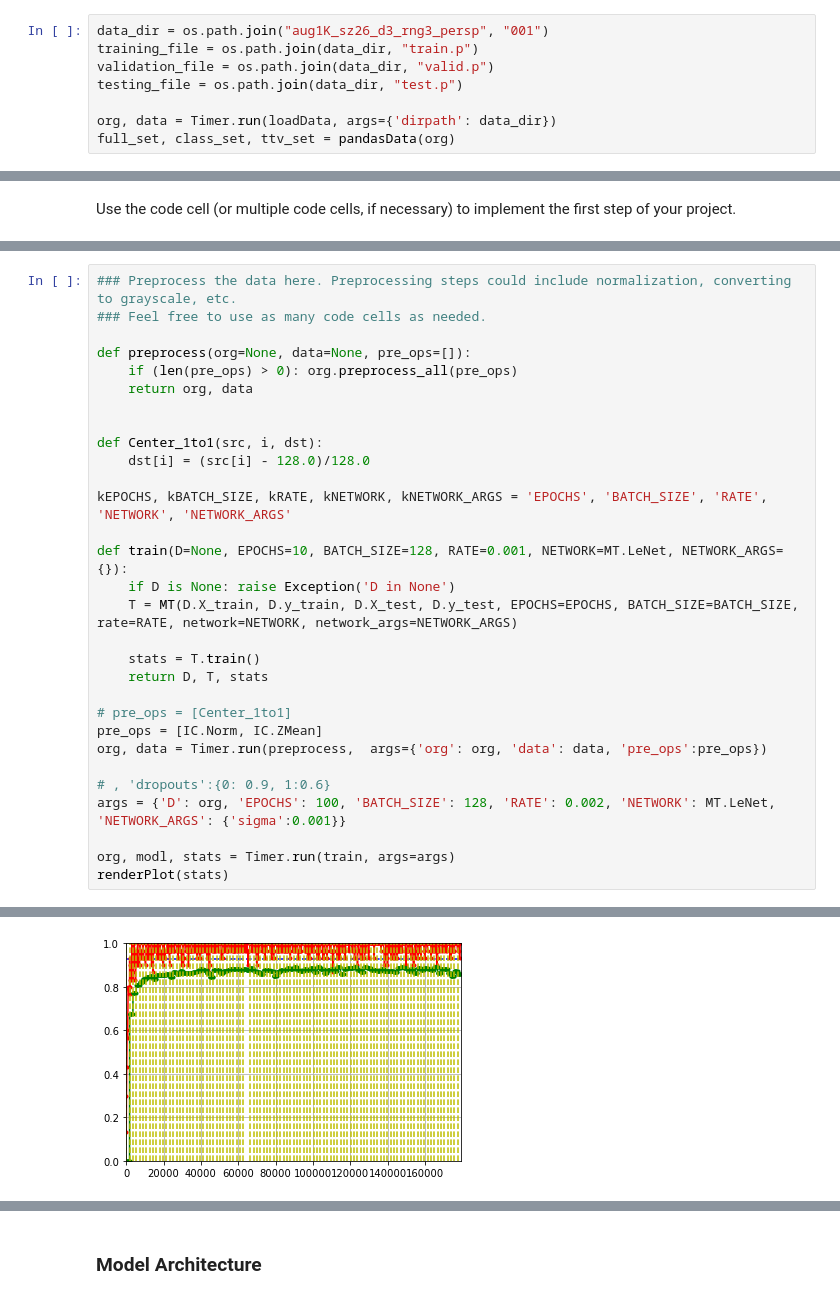
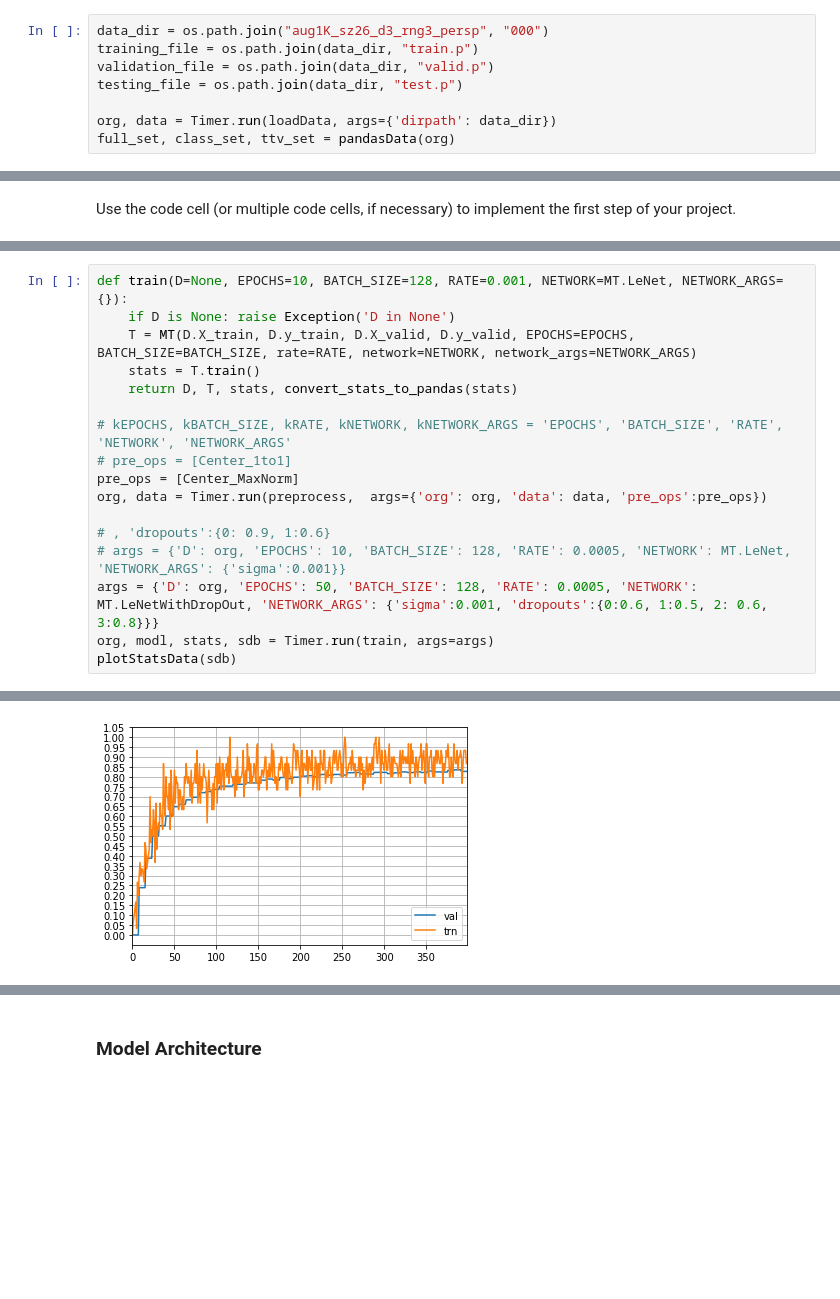
Before and after one commit to jabeerahmed/CarND-LeNet-Lab, a Jupyter notebook: Traffic_Sign_Classifier.ipynb, the cells around one changed output, grey strips where cells are left out. Saved outputs shown, nothing was run; the diff lists cells and outputs as text; blank space fills up the shorter version.

```diff
--- a/Traffic_Sign_Classifier.ipynb
+++ b/Traffic_Sign_Classifier.ipynb
@@ -126,7 +127,7 @@ def pandasData(org, isOrginialSet=False):
 ---
 ## Step 0: Load The Data
 # %%
-data_dir = os.path.join("aug1K_sz26_d3_rng3_persp", "001")
+data_dir = os.path.join("aug1K_sz26_d3_rng3_persp", "000")
 training_file = os.path.join(data_dir, "train.p")
 validation_file = os.path.join(data_dir, "valid.p")
 testing_file = os.path.join(data_dir, "test.p")
@@ -264,32 +298,19 @@ def renderPlot(stats):
 # %%
-### Preprocess the data here. Preprocessing steps could include normalization, converting to grayscale, etc.
-### Feel free to use as many code cells as needed.
-
-def preprocess(org=None, data=None, pre_ops=[]):
-    if (len(pre_ops) > 0): org.preprocess_all(pre_ops)
-    return org, data
-
-
-def Center_1to1(src, i, dst):
-    dst[i] = (src[i] - 128.0)/128.0
-
-kEPOCHS, kBATCH_SIZE, kRATE, kNETWORK, kNETWORK_ARGS = 'EPOCHS', 'BATCH_SIZE', 'RATE', 'NETWORK', 'NETWORK_ARGS'
-
 def train(D=None, EPOCHS=10, BATCH_SIZE=128, RATE=0.001, NETWORK=MT.LeNet, NETWORK_ARGS={}):
     if D is None: raise Exception('D in None')
-    T = MT(D.X_train, D.y_train, D.X_test, D.y_test, EPOCHS=EPOCHS, BATCH_SIZE=BATCH_SIZE, rate=RATE, network=NETWORK, network_args=NETWORK_ARGS)
+    T = MT(D.X_train, D.y_train, D.X_valid, D.y_valid, EPOCHS=EPOCHS, BATCH_SIZE=BATCH_SIZE, rate=RATE, network=NETWORK, network_args=NETWORK_ARGS)
+    stats = T.train()
+    return D, T, stats, convert_stats_to_pandas(stats)
 
-    stats = T.train()
-    return D, T, stats
-
+# kEPOCHS, kBATCH_SIZE, kRATE, kNETWORK, kNETWORK_ARGS = 'EPOCHS', 'BATCH_SIZE', 'RATE', 'NETWORK', 'NETWORK_ARGS'
 # pre_ops = [Center_1to1]
-pre_ops = [IC.Norm, IC.ZMean]
+pre_ops = [Center_MaxNorm]
 org, data = Timer.run(preprocess,  args={'org': org, 'data': data, 'pre_ops':pre_ops})
 
 # , 'dropouts':{0: 0.9, 1:0.6}
-args = {'D': org, 'EPOCHS': 100, 'BATCH_SIZE': 128, 'RATE': 0.002, 'NETWORK': MT.LeNet, 'NETWORK_ARGS': {'sigma':0.001}}
-
-org, modl, stats = Timer.run(train, args=args)
-renderPlot(stats)
+# args = {'D': org, 'EPOCHS': 10, 'BATCH_SIZE': 128, 'RATE': 0.0005, 'NETWORK': MT.LeNet, 'NETWORK_ARGS': {'sigma':0.001}}
+args = {'D': org, 'EPOCHS': 50, 'BATCH_SIZE': 128, 'RATE': 0.0005, 'NETWORK': MT.LeNetWithDropOut, 'NETWORK_ARGS': {'sigma':0.001, 'dropouts':{0:0.6, 1:0.5, 2: 0.6, 3:0.8}}}
+org, modl, stats, sdb = Timer.run(train, args=args)
+plotStatsData(sdb)
 # %% [output]
 ---------------------------------------------------------------
@@ -311,2 +332,2 @@ elapsed time: 45.910 mins
 ---------------------------------------------------------------
-[figure, old version]
+[figure, new version]
```
Also changed, not shown: parts of 5 cells of this notebook, 1 other file.
